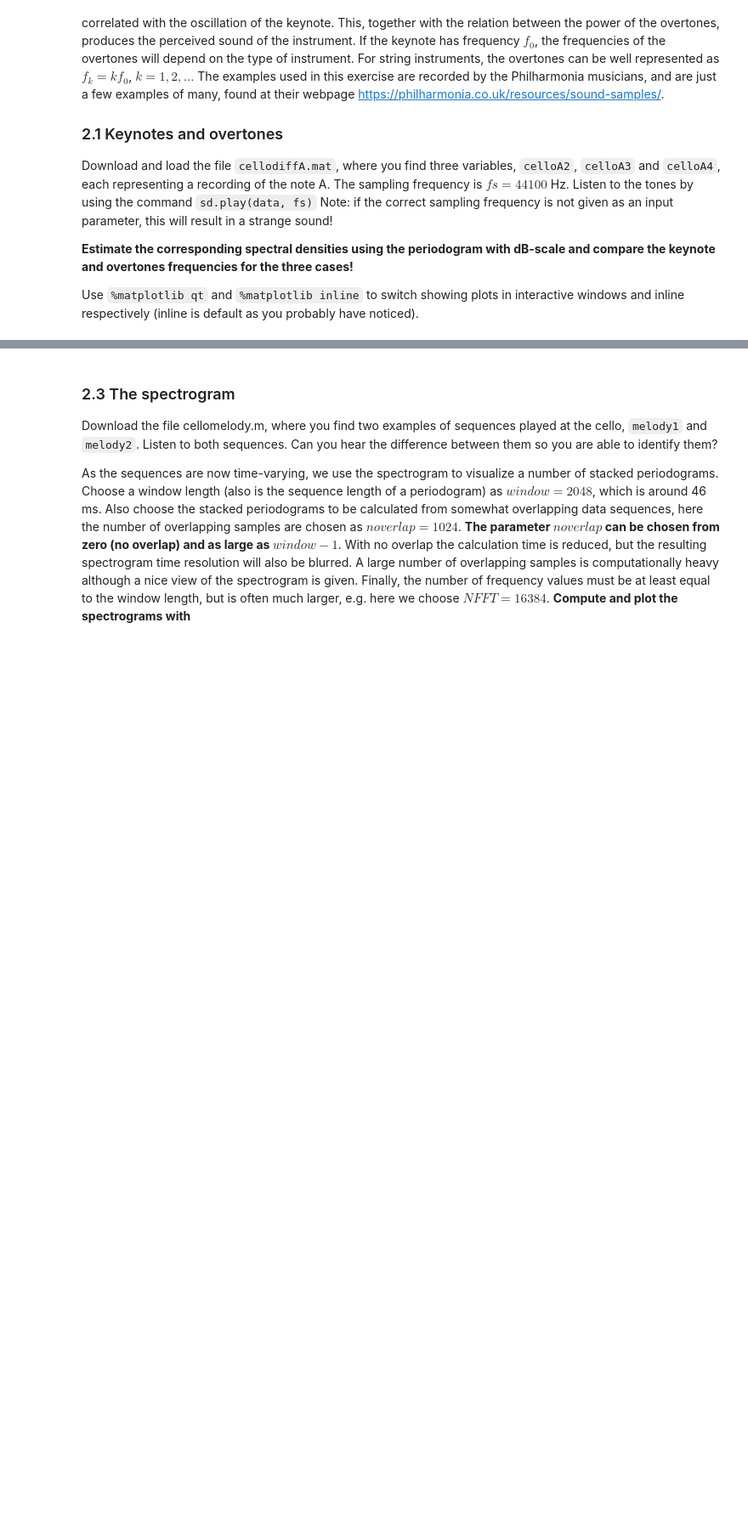
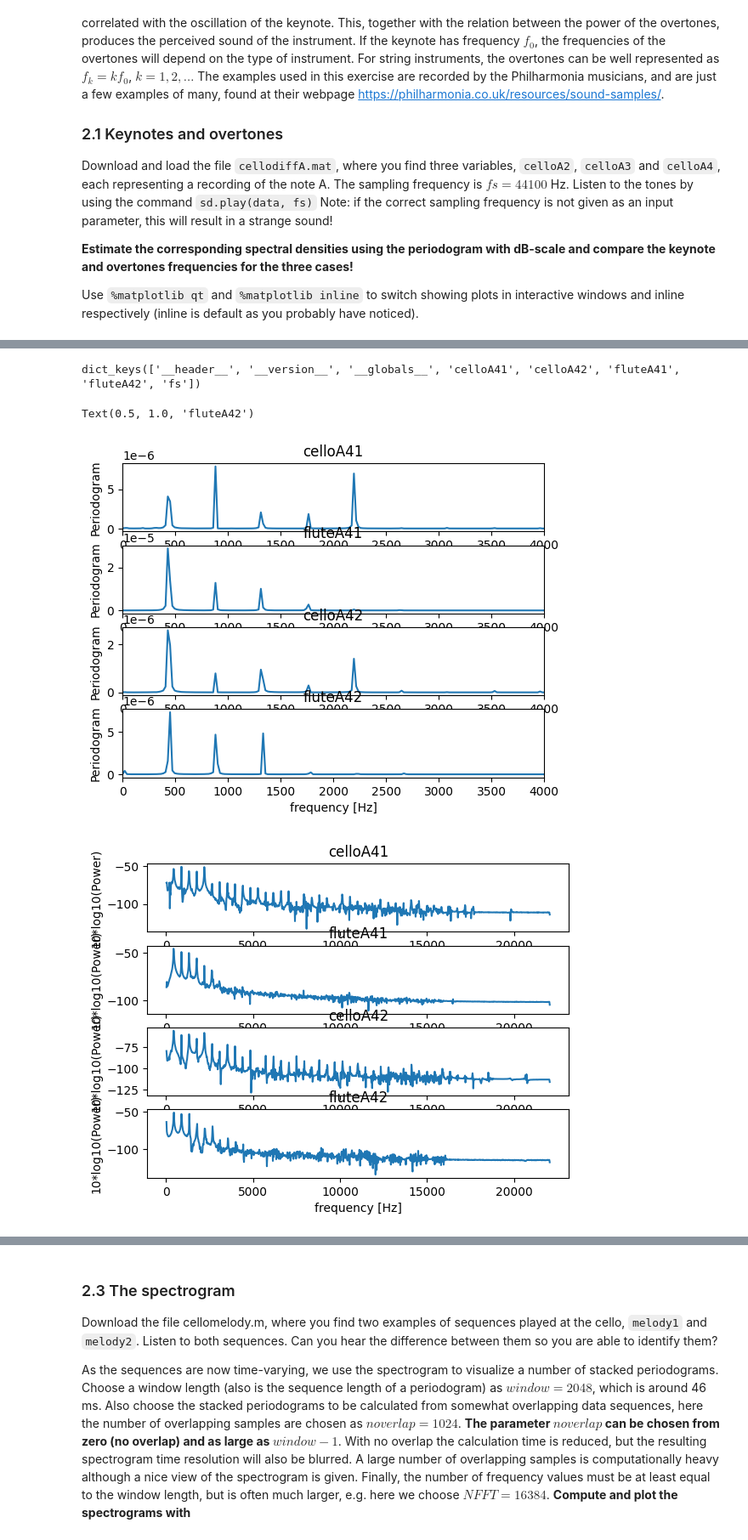
Before and after one commit to mario3219/FMSF10-lab, a Jupyter notebook: pythonLab1.ipynb, the cells around one changed output, grey strips where cells are left out. Shown: that part at 85% size. Cells and saved outputs as stored; diff of their text form; code cells hidden in the pictures; blank space fills up the shorter version.

```diff
--- a/pythonLab1.ipynb
+++ b/pythonLab1.ipynb
@@ -413,2 +413,82 @@ In the previous exercise, the extraction of frequencies from the different sound
+# %%
+path_to_data = "DataAndStuff/celloandflute.mat"
+data = scipy.io.loadmat(path_to_data,simplify_cells=True)
+print(data.keys())
+
+celloA41 = data["celloA41"]
+fluteA41 = data["fluteA41"]
+celloA42 = data["celloA42"]
+fluteA42 = data["fluteA42"]
+
+sd.play(celloA41,fs)
+time.sleep(2)
+sd.play(fluteA41,fs)
+time.sleep(2)
+sd.play(celloA42,fs)
+time.sleep(2)
+sd.play(fluteA42,fs)
+time.sleep(2)
+# %% [output]
+dict_keys(['__header__', '__version__', '__globals__', 'celloA41', 'celloA42', 'fluteA41', 'fluteA42', 'fs'])
+# %%
+nfft = 2048
+celloA41period,P1 = scipy.signal.periodogram(celloA41,fs=fs,nfft=nfft)
+fluteA41period,P2 = scipy.signal.periodogram(fluteA41,fs=fs,nfft=nfft)
+celloA42period,P3 = scipy.signal.periodogram(celloA42,fs=fs,nfft=nfft)
+fluteA42period,P4 = scipy.signal.periodogram(fluteA42,fs=fs,nfft=nfft)
+
+fig, (plot1, plot2, plot3, plot4) = plt.subplots(4)
+
+xlim = 4000
+
+plot1.plot(celloA41period, P1)
+plot1.set_xlabel('frequency [Hz]')
+plot1.set_ylabel('Periodogram')
+plot1.set_title('celloA41')
+plot1.set_xlim([0, xlim])
+
+plot2.plot(fluteA41period, P2)
+plot2.set_xlabel('frequency [Hz]')
+plot2.set_ylabel('Periodogram')
+plot2.set_title('fluteA41')
+plot2.set_xlim([0, xlim])
+
+plot3.plot(celloA42period, P3)
+plot3.set_xlabel('frequency [Hz]')
+plot3.set_ylabel('Periodogram')
+plot3.set_title('celloA42')
+plot3.set_xlim([0, xlim])
+
+plot4.plot(fluteA42period, P4)
+plot4.set_xlabel('frequency [Hz]')
+plot4.set_ylabel('Periodogram')
+plot4.set_title('fluteA42')
+plot4.set_xlim([0, xlim])
+
+fig, (plot1, plot2, plot3, plot4) = plt.subplots(4)
+
+plot1.plot(celloA41period, 10*np.log10(P1))
+plot1.set_xlabel('frequency [Hz]')
+plot1.set_ylabel('10*log10(Power)')
+plot1.set_title('celloA41')
+
+plot2.plot(fluteA41period, 10*np.log10(P2))
+plot2.set_xlabel('frequency [Hz]')
+plot2.set_ylabel('10*log10(Power)')
+plot2.set_title('fluteA41')
+
+plot3.plot(celloA42period, 10*np.log10(P3))
+plot3.set_xlabel('frequency [Hz]')
+plot3.set_ylabel('10*log10(Power)')
+plot3.set_title('celloA42')
+
+plot4.plot(fluteA42period, 10*np.log10(P4))
+plot4.set_xlabel('frequency [Hz]')
+plot4.set_ylabel('10*log10(Power)')
+plot4.set_title('fluteA42')
+# %% [output]
+Text(0.5, 1.0, 'fluteA42')
+[figure, added]
+[figure, added]
 # %% [markdown]
 ***Q12. What differences do you see in the periodograms between the two instruments? Suggest some relevant features to be extracted from periodogram structure that could be used to differ the two instruments.***
```
Also changed, not shown: parts of 4 cells of this notebook.
